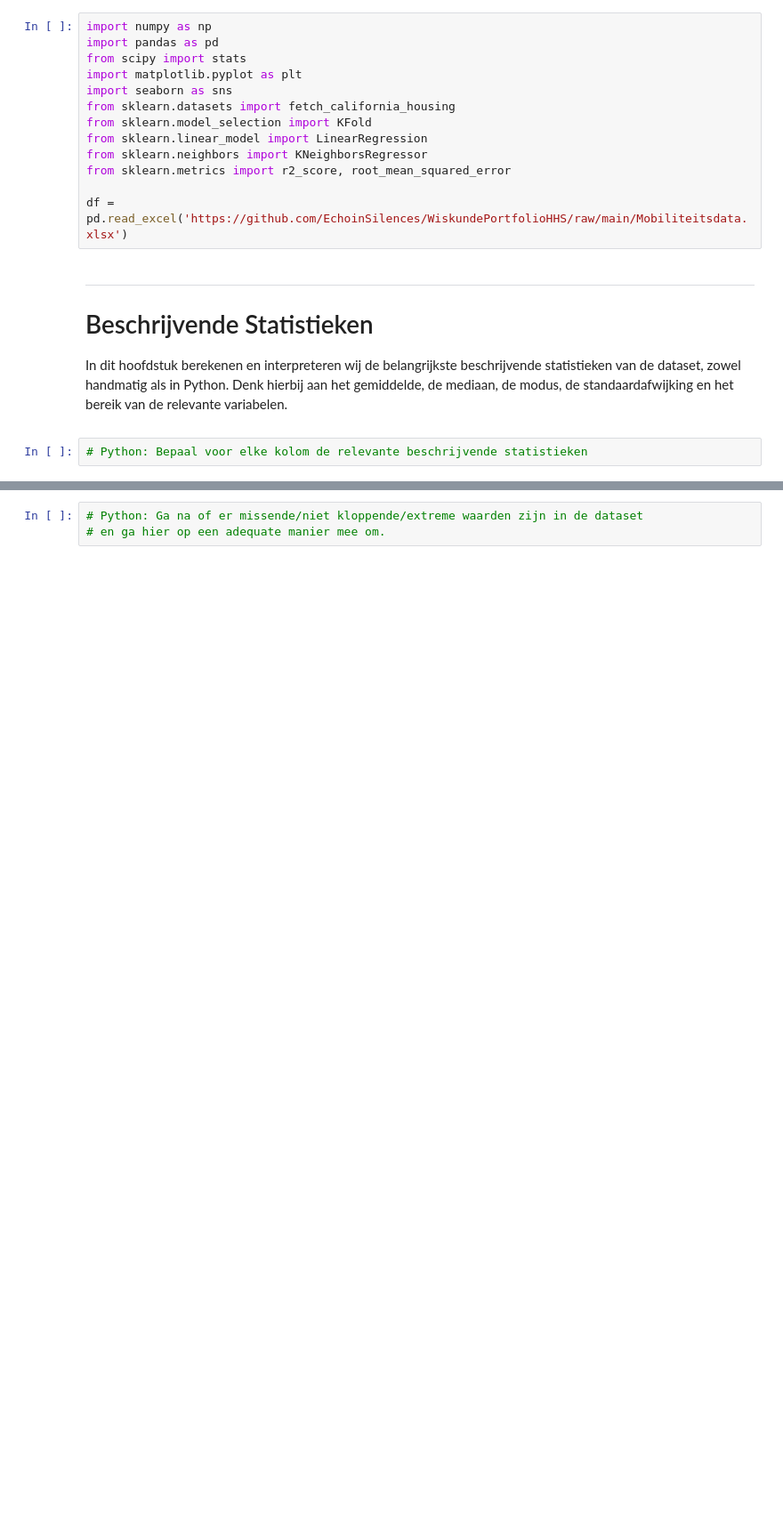
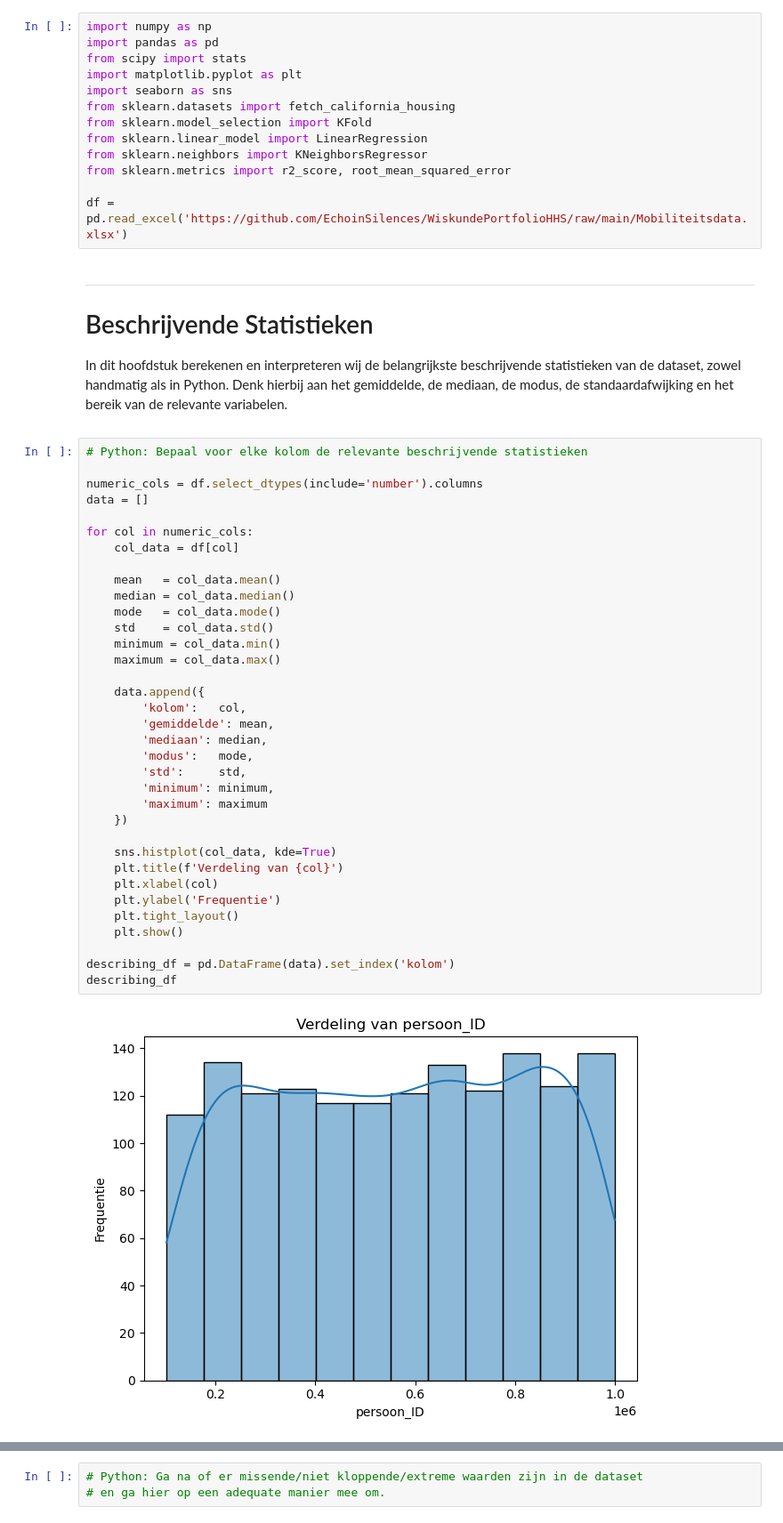
Before and after one commit to EchoinSilences/WiskundePortfolioHHS, a Jupyter notebook: Onderzoek.ipynb, the cells around one changed output, grey strips where cells are left out. Shown at 89% size. Cells and saved outputs as stored; diff of their text form; blank space fills up the shorter version.

```diff
--- a/Onderzoek.ipynb
+++ b/Onderzoek.ipynb
@@ -100,3 +100,38 @@ In dit hoofdstuk berekenen en interpreteren wij de belangrijkste beschrijvende s
 </div>
 # %%
 # Python: Bepaal voor elke kolom de relevante beschrijvende statistieken
+
+numeric_cols = df.select_dtypes(include='number').columns
+data = []
+
+for col in numeric_cols:
+    col_data = df[col]
+
+    mean   = col_data.mean()
+    median = col_data.median()
+    mode   = col_data.mode()
+    std    = col_data.std()
+    minimum = col_data.min()
+    maximum = col_data.max()
+
+    data.append({
+        'kolom':   col,
+        'gemiddelde': mean,
+        'mediaan': median,
+        'modus':   mode,
+        'std':     std,
+        'minimum': minimum,
+        'maximum': maximum
+    })
+
+    sns.histplot(col_data, kde=True)
+    plt.title(f'Verdeling van {col}')
+    plt.xlabel(col)
+    plt.ylabel('Frequentie')
+    plt.tight_layout()
+    plt.show()
+
+describing_df = pd.DataFrame(data).set_index('kolom')
+describing_df
+# %% [output]
+[figure, added]
```
Also changed, not shown: parts of 1 cell of this notebook.
